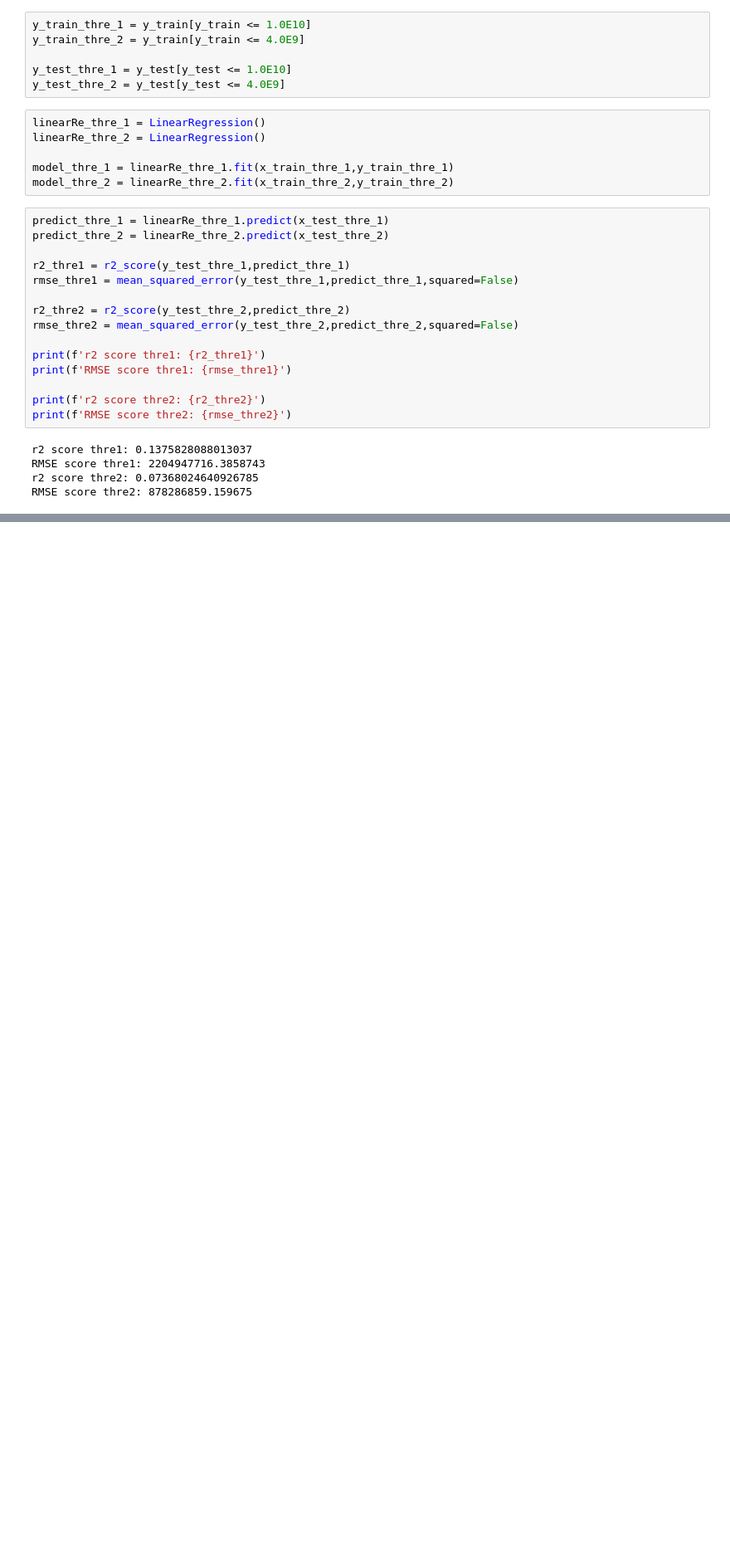
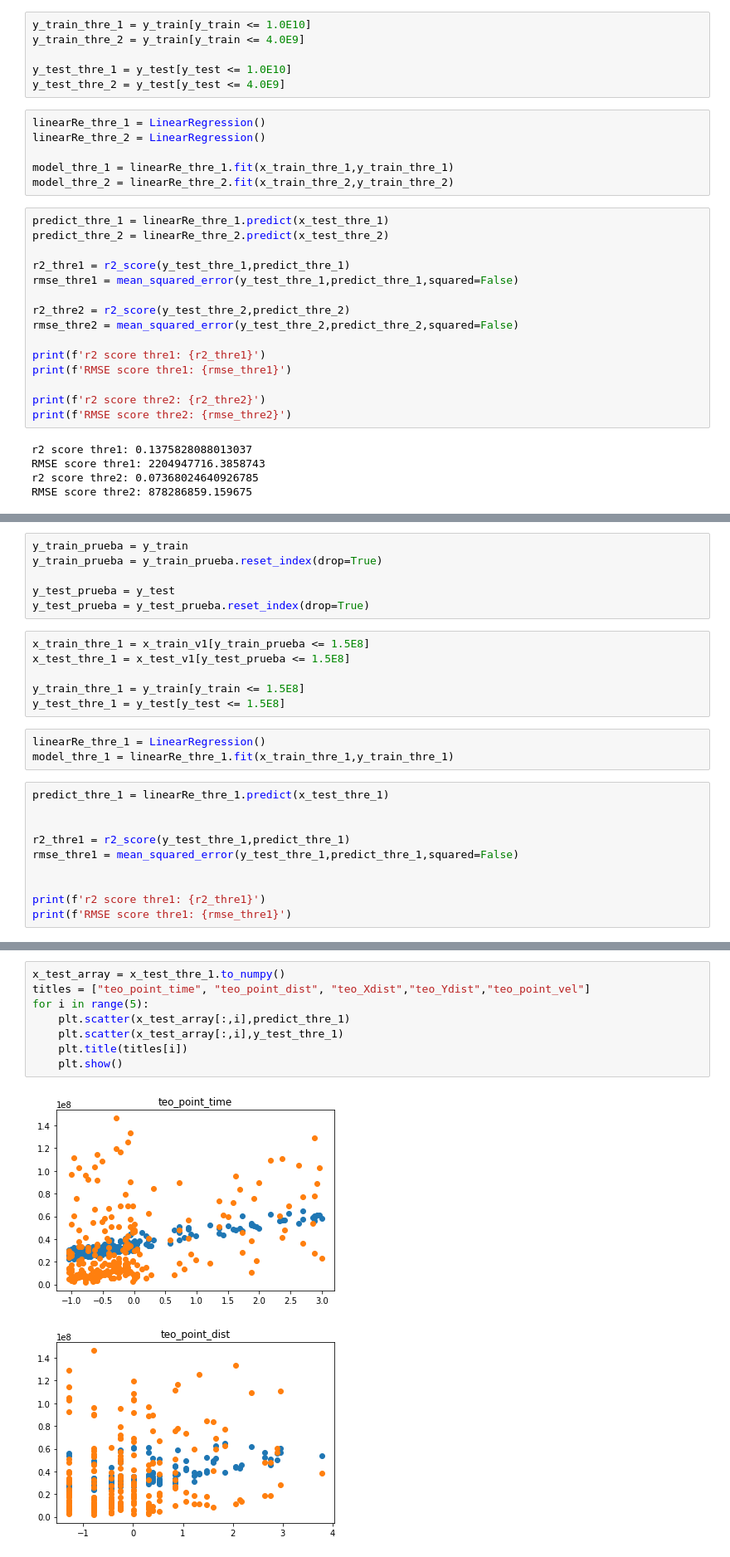
Before and after one commit to salogranada/drone_irrigation, a Jupyter notebook: src/scripts_ML/linear_Regression.ipynb, the cells around one changed output, grey strips where cells are left out. Shown at 83% size. Cells and saved outputs as stored; diff of their text form; blank space fills up the shorter version.

Commit message:
comments in linear_Regression.ipynb

```diff
--- a/src/scripts_ML/linear_Regression.ipynb
+++ b/src/scripts_ML/linear_Regression.ipynb
@@ -266,0 +261,25 @@ RMSE score thre2: 878286859.159675
+# %%
+y_train_prueba = y_train
+y_train_prueba = y_train_prueba.reset_index(drop=True)
+
+y_test_prueba = y_test
+y_test_prueba = y_test_prueba.reset_index(drop=True)
+# %%
+x_train_thre_1 = x_train_v1[y_train_prueba <= 1.5E8]
+x_test_thre_1 = x_test_v1[y_test_prueba <= 1.5E8]
+
+y_train_thre_1 = y_train[y_train <= 1.5E8]
+y_test_thre_1 = y_test[y_test <= 1.5E8]
+# %%
+linearRe_thre_1 = LinearRegression()
+model_thre_1 = linearRe_thre_1.fit(x_train_thre_1,y_train_thre_1)
+# %%
+predict_thre_1 = linearRe_thre_1.predict(x_test_thre_1)
+
+
+r2_thre1 = r2_score(y_test_thre_1,predict_thre_1)
+rmse_thre1 = mean_squared_error(y_test_thre_1,predict_thre_1,squared=False)
+
+
+print(f'r2 score thre1: {r2_thre1}')
+print(f'RMSE score thre1: {rmse_thre1}')
@@ -266,0 +289,11 @@ RMSE score thre2: 878286859.159675
+# %%
+x_test_array = x_test_thre_1.to_numpy()
+titles = ["teo_point_time",	"teo_point_dist", "teo_Xdist","teo_Ydist","teo_point_vel"]
+for i in range(5):
+    plt.scatter(x_test_array[:,i],predict_thre_1)
+    plt.scatter(x_test_array[:,i],y_test_thre_1)
+    plt.title(titles[i])
+    plt.show()
+# %% [output]
+[figure, added]
+[figure, added]
```
Also changed, not shown: parts of 17 cells of this notebook.
